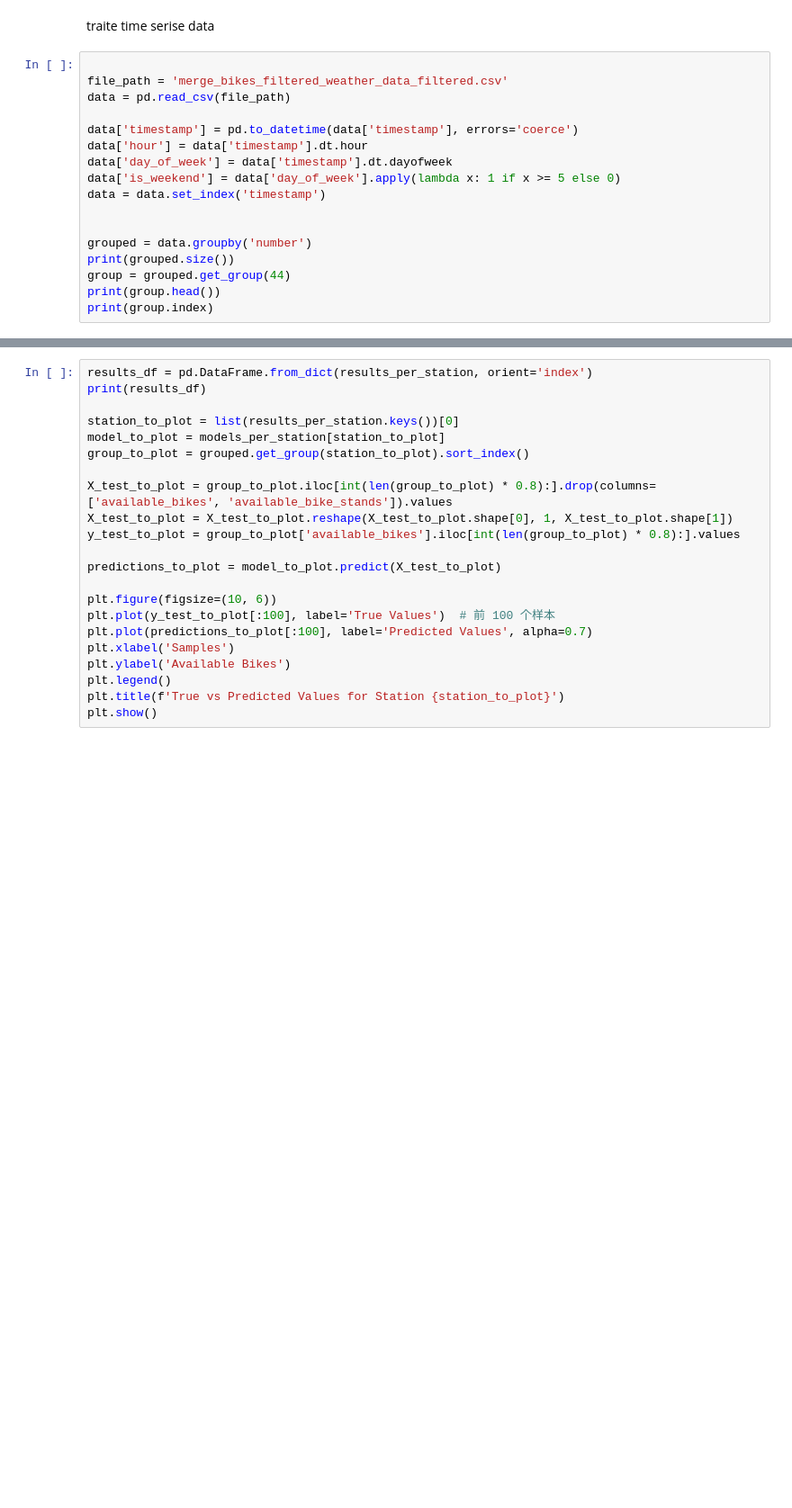
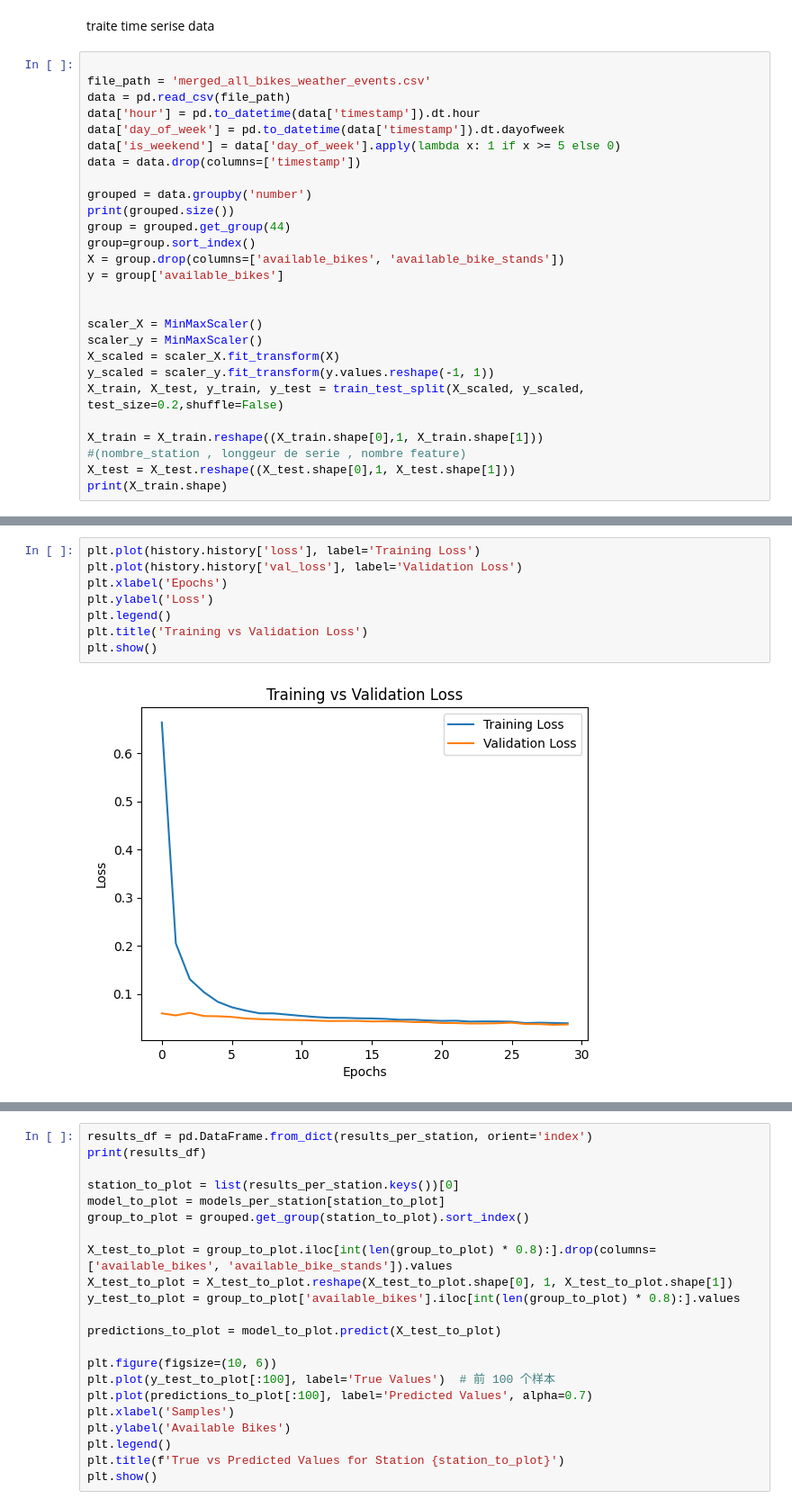
Before and after one commit to TheophileZT/5SDBDproject, a Jupyter notebook: cnn_for_each_station.ipynb, the cells around one changed output, grey strips where cells are left out. Shown: that part at 90% size. Drawn from its saved outputs; the diff is of its cells as text; blank space fills up the shorter version.

Commit message:
fix problem index x

```diff
--- a/cnn_for_each_station.ipynb
+++ b/cnn_for_each_station.ipynb
@@ -12,20 +12,30 @@ import matplotlib.pyplot as plt
 traite time serise data
 # %%
 
-file_path = 'merge_bikes_filtered_weather_data_filtered.csv'
+file_path = 'merged_all_bikes_weather_events.csv'
 data = pd.read_csv(file_path)
-
-data['timestamp'] = pd.to_datetime(data['timestamp'], errors='coerce')
-data['hour'] = data['timestamp'].dt.hour
-data['day_of_week'] = data['timestamp'].dt.dayofweek
+data['hour'] = pd.to_datetime(data['timestamp']).dt.hour
+data['day_of_week'] = pd.to_datetime(data['timestamp']).dt.dayofweek
 data['is_weekend'] = data['day_of_week'].apply(lambda x: 1 if x >= 5 else 0)
-data = data.set_index('timestamp')
-
+data = data.drop(columns=['timestamp'])
 
 grouped = data.groupby('number')
 print(grouped.size())
 group = grouped.get_group(44)
-print(group.head())
-print(group.index)
+group=group.sort_index()
+X = group.drop(columns=['available_bikes', 'available_bike_stands'])
+y = group['available_bikes']
+
+
+scaler_X = MinMaxScaler()
+scaler_y = MinMaxScaler()
+X_scaled = scaler_X.fit_transform(X)
+y_scaled = scaler_y.fit_transform(y.values.reshape(-1, 1))
+X_train, X_test, y_train, y_test = train_test_split(X_scaled, y_scaled, test_size=0.2,shuffle=False)
+
+X_train = X_train.reshape((X_train.shape[0],1, X_train.shape[1]))
+#(nombre_station , longgeur de serie , nombre feature)
+X_test = X_test.reshape((X_test.shape[0],1, X_test.shape[1]))
+print(X_train.shape)
 # %% [output]
 number
@@ -48 +123,11 @@ number
+# %%
+plt.plot(history.history['loss'], label='Training Loss')
+plt.plot(history.history['val_loss'], label='Validation Loss')
+plt.xlabel('Epochs')
+plt.ylabel('Loss')
+plt.legend()
+plt.title('Training vs Validation Loss')
+plt.show()
+# %% [output]
+[figure, added]
 # %%
```
Also changed, not shown: parts of 5 cells of this notebook, 6 other files.
